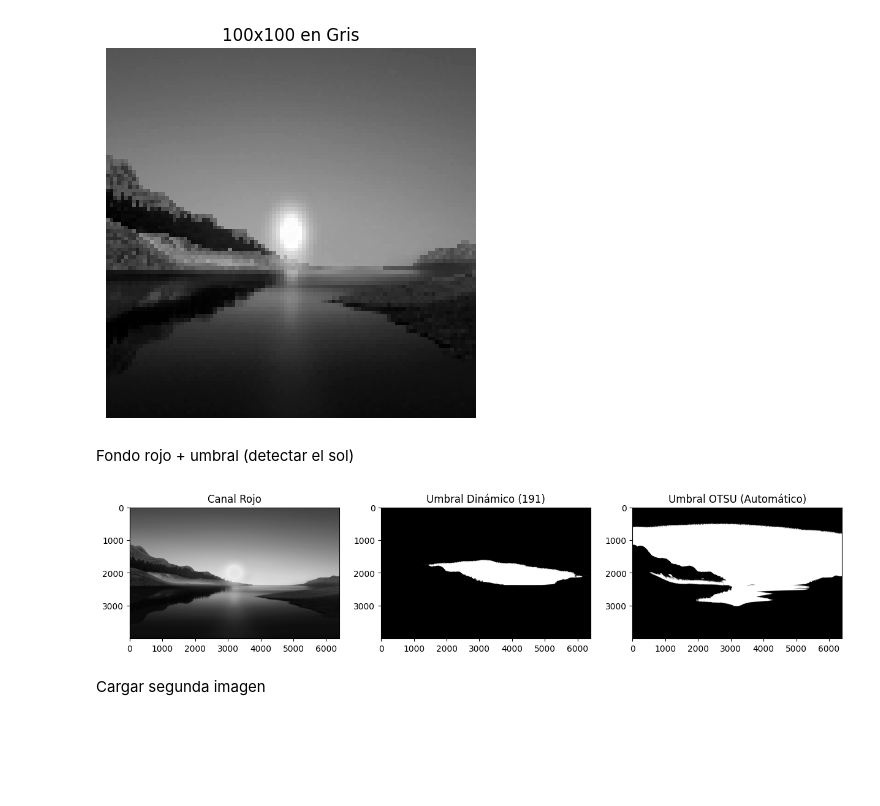
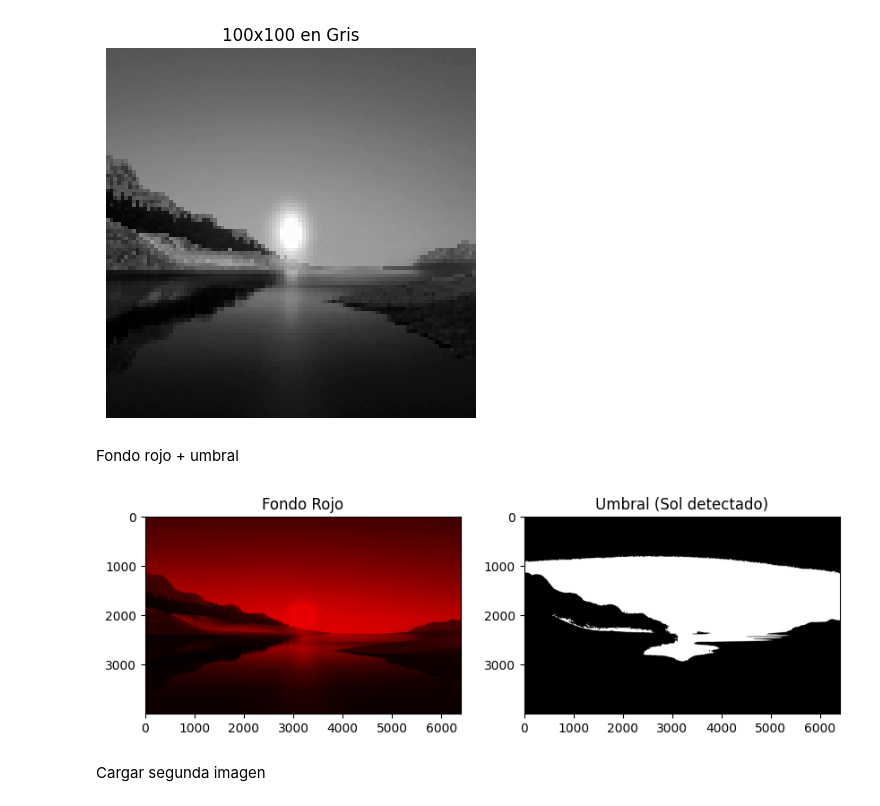
Before and after one commit to 202300080/Rulo, a Jupyter notebook: UNIDAD 3/Actividad.ipynb, the cells around one changed output. Cells and saved outputs as stored; diff of their text form; code cells hidden in the pictures; blank space fills up the shorter version.

```diff
--- a/UNIDAD 3/Actividad.ipynb
+++ b/UNIDAD 3/Actividad.ipynb
@@ -112,35 +112,37 @@ plt.axis('off')
 (np.float64(-0.5), np.float64(99.5), np.float64(99.5), np.float64(-0.5))
 [figure]
 # %% [markdown]
-Fondo rojo + umbral (detectar el sol)
+Fondo rojo + umbral
-# %%
-# Usar el canal rojo directamente (más efectivo)
-canal_rojo = img[:,:,2]  # BGR -> Canal 2 es el rojo
-
-# Método 1: Umbral basado en porcentaje del máximo
-umbral_dinamico = int(canal_rojo.max() * 0.75)  # 75% del valor máximo
-_, thresh_sol = cv2.threshold(canal_rojo, umbral_dinamico, 255, cv2.THRESH_BINARY)
-
-# Método 2: OTSU (automático) - alternativa
-_, thresh_sol_otsu = cv2.threshold(canal_rojo, 0, 255, cv2.THRESH_BINARY + cv2.THRESH_OTSU)
-
-plt.figure(figsize=(15,4))
-
-plt.subplot(1,3,1)
-plt.imshow(canal_rojo, cmap='gray')
-plt.title("Canal Rojo")
-
-plt.subplot(1,3,2)
-plt.imshow(thresh_sol, cmap='gray')
-plt.title(f"Umbral Dinámico ({umbral_dinamico})")
-
-plt.subplot(1,3,3)
-plt.imshow(thresh_sol_otsu, cmap='gray')
-plt.title("Umbral OTSU (Automático)")
-
-plt.show()
-# %% [output]
-[figure, removed]
+# %%
+# Fondo rojo (misma técnica)
+fondo_rojo = img.copy()
+fondo_rojo[:,:,1] = 0
+fondo_rojo[:,:,0] = 0
+
+# Convertir a gris usando SOLO el canal rojo (índice 2 en BGR)
+canal_rojo = fondo_rojo[:,:,2]  # Extraer canal rojo directamente
+
+# Ajustar umbral más bajo para detectar el sol (prueba entre 100-150)
+_, thresh_sol = cv2.threshold(canal_rojo, 120, 255, cv2.THRESH_BINARY)
+
+# Opcional: limpiar ruido pequeño y resaltar el sol
+kernel = np.ones((5,5), np.uint8)
+thresh_sol = cv2.morphologyEx(thresh_sol, cv2.MORPH_OPEN, kernel)  # elimina ruido
+thresh_sol = cv2.morphologyEx(thresh_sol, cv2.MORPH_CLOSE, kernel) # rellena huecos
+
+plt.figure(figsize=(10,4))
+
+plt.subplot(1,2,1)
+plt.imshow(cv2.cvtColor(fondo_rojo, cv2.COLOR_BGR2RGB))
+plt.title("Fondo Rojo")
+
+plt.subplot(1,2,2)
+plt.imshow(thresh_sol, cmap='gray')
+plt.title("Umbral (Sol detectado)")
+
+plt.show()
+# %% [output]
+[figure, added]
 # %% [markdown]
 Cargar segunda  imagen
 # %%
```
